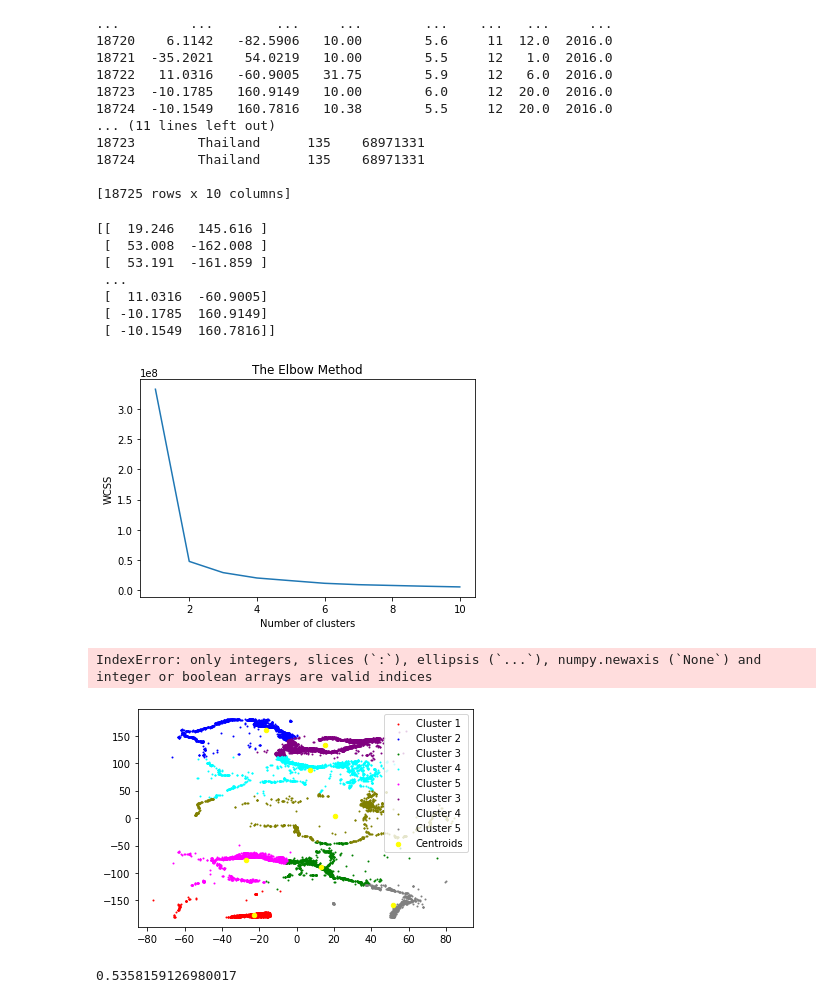
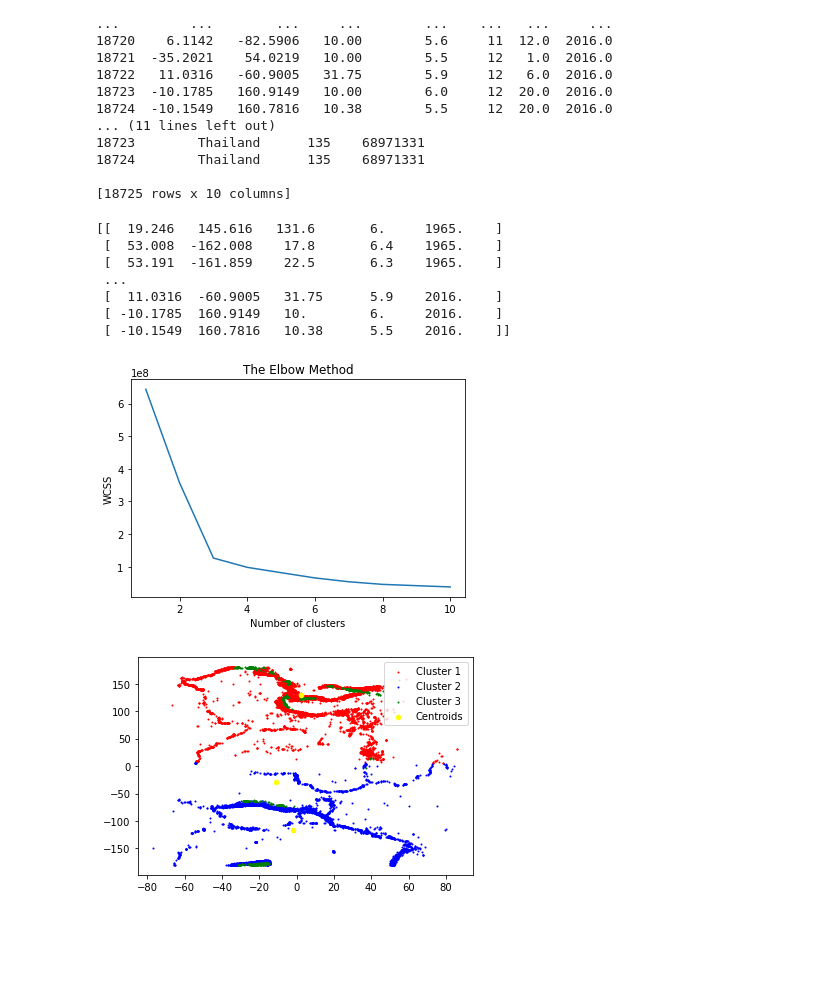
Before and after one commit to Ignasrocas1990/earthquakes_prediction, a Jupyter notebook: Clustering.ipynb, the cells around one changed output. Cells and saved outputs as stored; diff of their text form; code cells hidden in the pictures; blank space fills up the shorter version.

Commit message:
Messing with clustering

```diff
--- a/Clustering.ipynb
+++ b/Clustering.ipynb
@@ -35,18 +35,18 @@ print(full_combined_dataset)
 
 [18725 rows x 10 columns]
 # %%
-X = full_combined_dataset.iloc[:, [0,1]].values
+X = full_combined_dataset.iloc[:, [0,1,2,3,6]].values
 # %%
 print(X)
 data = X
 # %% [output]
-[[  19.246   145.616 ]
- [  53.008  -162.008 ]
- [  53.191  -161.859 ]
+[[  19.246   145.616   131.6       6.     1965.    ]
+ [  53.008  -162.008    17.8       6.4    1965.    ]
+ [  53.191  -161.859    22.5       6.3    1965.    ]
  ...
- [  11.0316  -60.9005]
- [ -10.1785  160.9149]
- [ -10.1549  160.7816]]
+ [  11.0316  -60.9005   31.75      5.9    2016.    ]
+ [ -10.1785  160.9149   10.        6.     2016.    ]
+ [ -10.1549  160.7816   10.38      5.5    2016.    ]]
 # %%
 from sklearn.cluster import KMeans
 wcss = []
@@ -60,39 +60,31 @@ plt.xlabel('Number of clusters')
 plt.ylabel('WCSS')
 plt.show()
 # %% [output]
-[figure, old version]
+[figure, new version]
 # %%
-kmeans = KMeans(n_clusters = 8, init = 'k-means++', random_state = 42)
+kmeans = KMeans(n_clusters = 3, init = 'k-means++', random_state = 42)
 y_kmeans = kmeans.fit_predict(X)
-# %%
-data['cluster'] = y_kmeans
-# data1 = data[data.cluster==0]
-# data2 = data[data.cluster==1]
-# %% [output]
-IndexError: only integers, slices (`:`), ellipsis (`...`), numpy.newaxis (`None`) and integer or boolean arrays are valid indices
 # %%
 # kplot = plt.axes(projection='3d')
 # xline = np.linspace(0, 15, 1000)
 # yline = np.linspace(0, 15, 1000)
 # zline = np.linspace(0, 15, 1000)
 # kplot.plot3D(xline, yline, zline, 'black')
 plt.scatter(X[y_kmeans == 0, 0], X[y_kmeans == 0, 1], s = 1, c = 'red', label = 'Cluster 1')
 plt.scatter(X[y_kmeans == 1, 0], X[y_kmeans == 1, 1], s = 1, c = 'blue', label = 'Cluster 2')
 plt.scatter(X[y_kmeans == 2, 0], X[y_kmeans == 2, 1], s = 1, c = 'green', label = 'Cluster 3')
-plt.scatter(X[y_kmeans == 3, 0], X[y_kmeans == 3, 1], s = 1, c = 'cyan', label = 'Cluster 4')
-plt.scatter(X[y_kmeans == 4, 0], X[y_kmeans == 4, 1], s = 1, c = 'magenta', label = 'Cluster 5')
-plt.scatter(X[y_kmeans == 5, 0], X[y_kmeans == 5, 1], s = 1, c = 'purple', label = 'Cluster 6')
-plt.scatter(X[y_kmeans == 6, 0], X[y_kmeans == 6, 1], s = 1, c = 'olive', label = 'Cluster 7')
-plt.scatter(X[y_kmeans == 7, 0], X[y_kmeans == 7, 1], s = 1, c = 'gray', label = 'Cluster 8')
+# plt.scatter(X[y_kmeans == 3, 0], X[y_kmeans == 3, 1], s = 1, c = 'cyan', label = 'Cluster 4')
+# plt.scatter(X[y_kmeans == 4, 0], X[y_kmeans == 4, 1], s = 1, c = 'magenta', label = 'Cluster 5')
+# plt.scatter(X[y_kmeans == 5, 0], X[y_kmeans == 5, 1], s = 1, c = 'purple', label = 'Cluster 6')
+# plt.scatter(X[y_kmeans == 6, 0], X[y_kmeans == 6, 1], s = 1, c = 'olive', label = 'Cluster 7')
+# plt.scatter(X[y_kmeans == 7, 0], X[y_kmeans == 7, 1], s = 1, c = 'gray', label = 'Cluster 8')
 plt.scatter(kmeans.cluster_centers_[:, 0], kmeans.cluster_centers_[:, 1], s = 20, c = 'yellow', label = 'Centroids')
 
 plt.legend()
 plt.show()
 # %% [output]
-[figure, old version]
+[figure, new version]
 # %%
 from sklearn.metrics import silhouette_score
 score = silhouette_score(X,y_kmeans)
 print(score)
-# %% [output]
-0.5358159126980017
```
